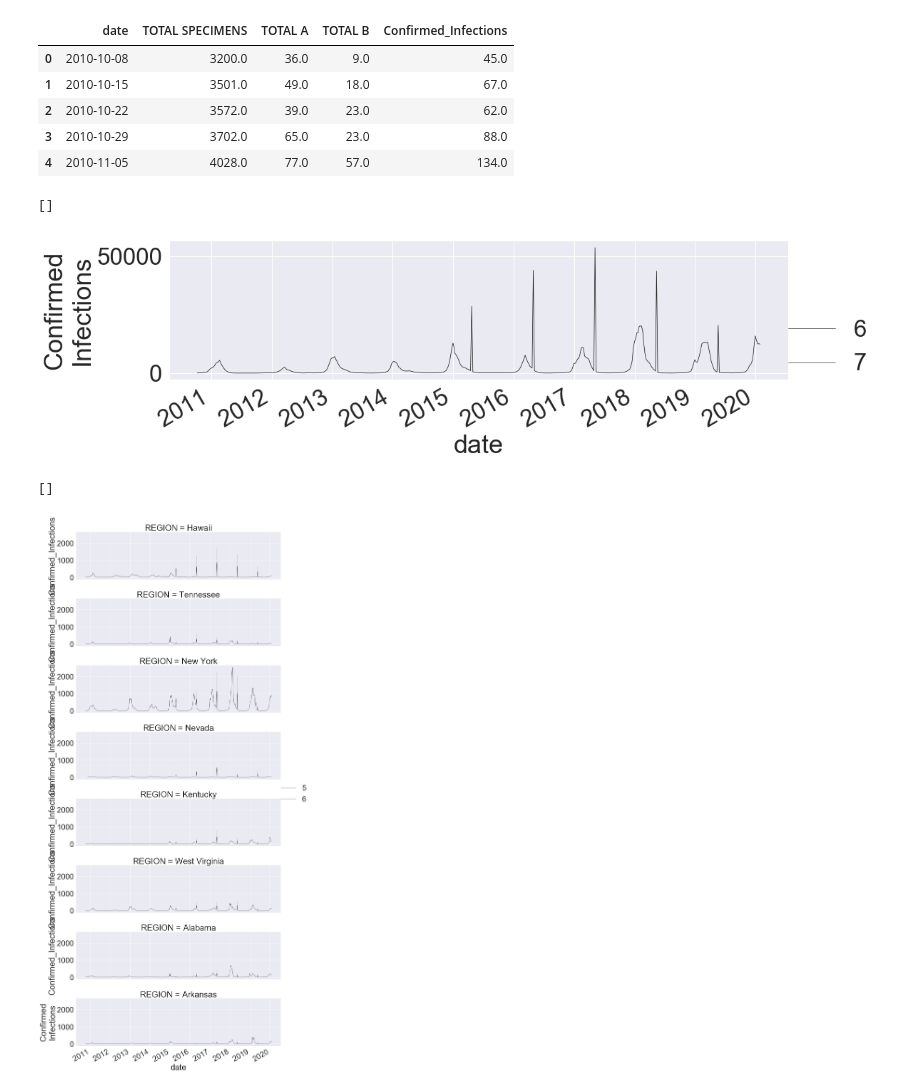
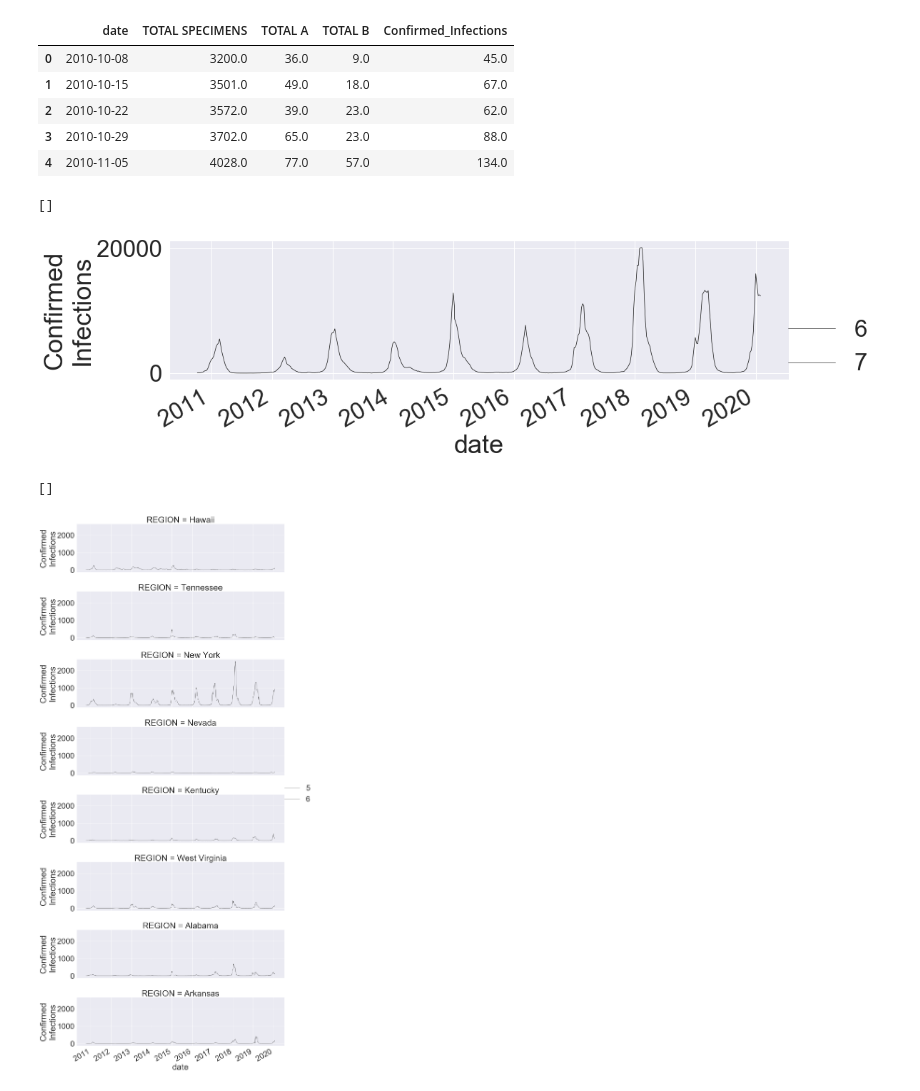
Before and after one commit to clayton-summitt/Influenza, a Jupyter notebook: CDC_Influenza_surveillance_by_state.ipynb, the cells around one changed output. Saved outputs shown, nothing was run; the diff lists cells and outputs as text; code cells hidden in the pictures.

Commit message:
updates to seaborn plotting to improve readability of graphs

```diff
--- a/CDC_Influenza_surveillance_by_state.ipynb
+++ b/CDC_Influenza_surveillance_by_state.ipynb
@@ -123,7 +77,8 @@ combined_labs_pre_2015_df.head()
 | 3 | Arkansas | 15.0 | 0.0 | 0.0 | 2010-10-08 |
 | 4 | California | 183.0 | 5.0 | 1.0 | 2010-10-08 |
 # %%
-ten_year_influenza_confirmed = pd.concat([combined_labs_pre_2015_df,public_health_lad_df,clinical_lab_df], sort=False)
+# removed public_health_lad_df,
+ten_year_influenza_confirmed = pd.concat([combined_labs_pre_2015_df,clinical_lab_df], sort=False)
 # %%
 
 ten_year_influenza_confirmed['Confirmed_Infections'] = ten_year_influenza_confirmed["TOTAL A"] + ten_year_influenza_confirmed["TOTAL B"]
@@ -145,29 +100,30 @@ states_of_interest=["Hawaii"," Mississippi", "Tennessee","New York","Nevada","Ke
 
 mask_list = [ten_year_influenza_confirmed["REGION"] == state for state in states_of_interest]
 
+sns.set(font_scale=3)
 g = sns.relplot(x="date", y="Confirmed_Infections",  kind="line", data=total_infections, size=7, aspect=3,color = "k" )
 g.fig.autofmt_xdate()
 plt.ylabel("Confirmed\nInfections")
 plt.plot()
 # %% [output]
 []
-[figure, old version]
+[figure, new version]
 # %%
 state_df= [ten_year_influenza_confirmed[masked] for masked in mask_list]
 influenza_deadly_states = pd.concat(state_df)
 import seaborn as sns
 
 sns.set(font_scale=3)
 g = sns.relplot(x="date", y="Confirmed_Infections",  kind="line", data=influenza_deadly_states, size=6, aspect=3,
                 color ="k", row = "REGION")
-plt.ylabel("Confirmed\nInfections")
-
+g.set_ylabels("Confirmed\nInfections")
+#plt.ylabel("Confirmed\nInfections")
 g.fig.autofmt_xdate()
 
 plt.plot()
 
 
 #.figsize(15,8)
 # %% [output]
 []
-[figure, old version]
+[figure, new version]
```
Also changed, not shown: parts of 7 cells of this notebook, 1 other file.
